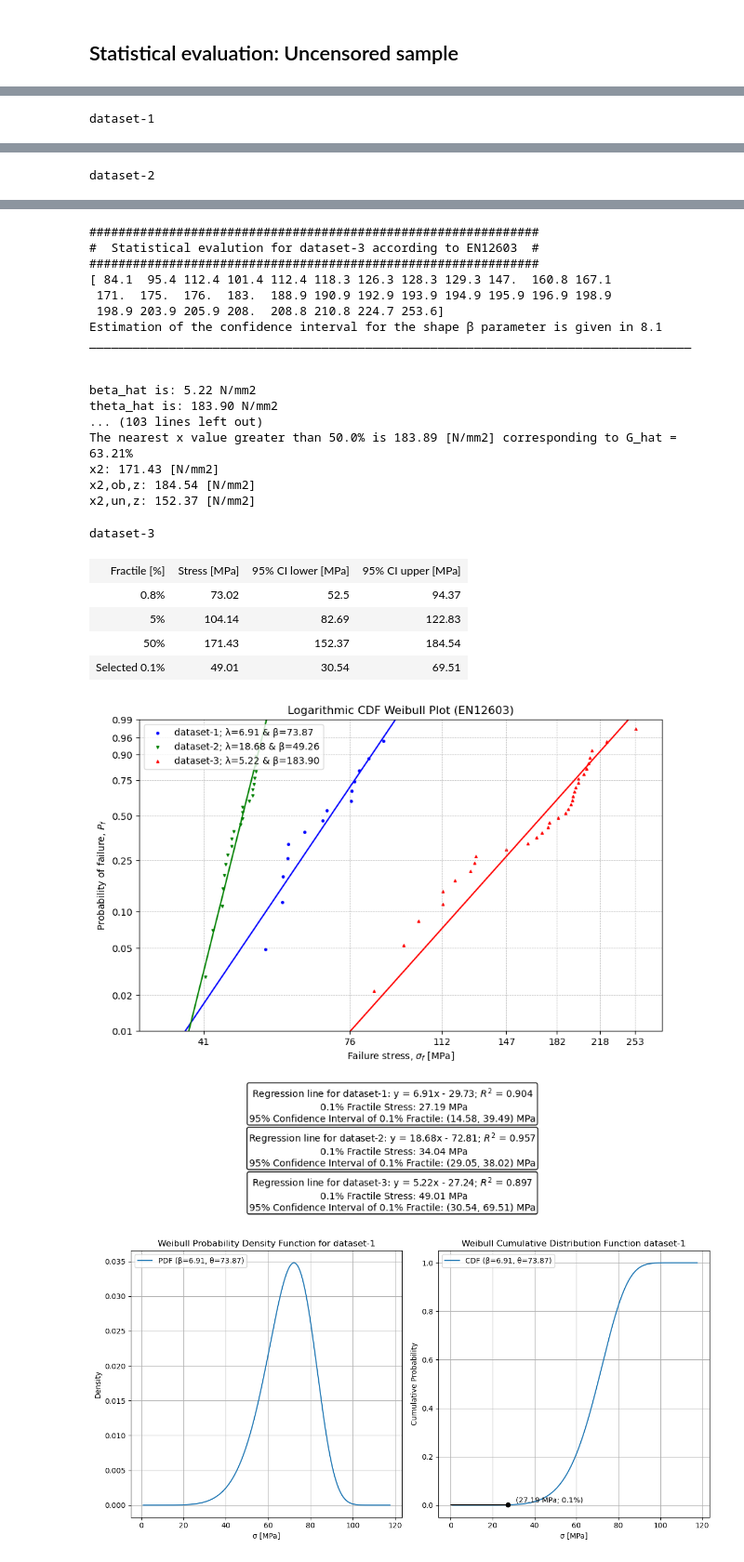
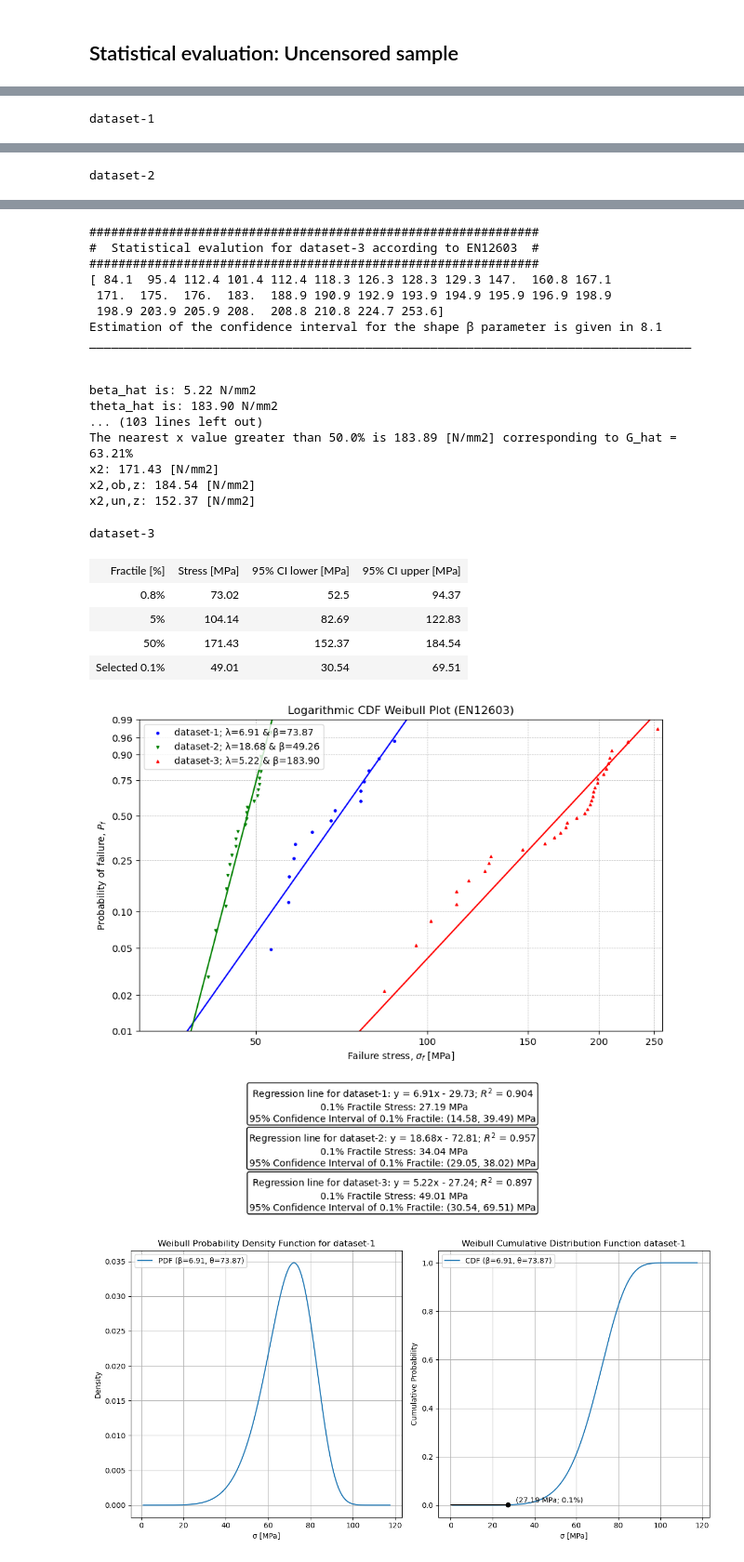
Before and after one commit to xjulie0x/glass-reuse-open-database, a Jupyter notebook: book/pages/method_3.ipynb, the cells around one changed output, grey strips where cells are left out. Shown at 93% size. Drawn from its saved outputs; the diff is of its cells as text; code cells hidden in the pictures.

```diff
--- a/book/pages/method_3.ipynb
+++ b/book/pages/method_3.ipynb
@@ -723,8 +723,9 @@ plt.ylabel('Probability of failure, $P_f$')
 plt.title('Logarithmic CDF Weibull Plot (EN12603)')
 
 probs = [0.01, 0.02, 0.05, 0.1, 0.25, 0.50, 0.75, 0.90, 0.96, 0.99]
-num_ticks = 7  # Define how many intervals you want
-xticks = np.linspace(min_stress_rate, max_stress_rate, num_ticks).astype(int)
+num_ticks = 5  # Define how many intervals you want
+xticks = np.linspace(20, max_stress_rate, num_ticks).astype(int)
+display_xticks = [ 20, 30, 45, 60, 100, 150, 200]
 
 # Set custom y-ticks and log scale
 SMALL = 1.0e-20    # attempt to protect against invalid arguments to log
@@ -739,13 +740,19 @@ def forwardX(x):
 
 def inverseX(y):
     return np.exp(y)
+
+
+# Set the minor ticks for grid lines
+plt.minorticks_on()
+plt.gca().set_xticks(xticks, minor=True)
+plt.xticks(display_xticks)
 #x = np.linspace(min_stress_rate-30,max_stress_rate+30,1000)
-plt.xlim(left=min_stress_rate-10, right=max_stress_rate+30)
+plt.xlim(left=min_stress_rate-10, right=max_stress_rate+5)
 plt.ylim(bottom=0.01, top=0.99)
 plt.xscale('function', functions=(forwardX,inverseX))
 plt.yscale('function', functions=(forwardY,inverseY))
 plt.yticks(probs)
-plt.xticks(xticks)
+
 # Get handles and labels, then filter to make them unique
 handles, labels = plt.gca().get_legend_handles_labels()
 unique_labels_set = set()
@@ -806,34 +813,34 @@ x2,ob,z: 49.43 [N/mm2]
 x2,un,z: 46.42 [N/mm2]
 dataset-2
 | Fractile [%] | Stress [MPa] | 95% CI lower [MPa] | 95% CI upper [MPa] |
 | 0.8% | 38.05 | 34.08 | 41.27 |
 | 5% | 42.02 | 38.9 | 44.27 |
 | 50% | 48.31 | 46.42 | 49.43 |
 | Selected 0.1% | 34.04 | 29.05 | 38.02 |
 ##############################################################
 #  Statistical evalution for dataset-3 according to EN12603  #
 ##############################################################
 [ 84.1  95.4 112.4 101.4 112.4 118.3 126.3 128.3 129.3 147.  160.8 167.1
  171.  175.  176.  183.  188.9 190.9 192.9 193.9 194.9 195.9 196.9 198.9
  198.9 203.9 205.9 208.  208.8 210.8 224.7 253.6]
 Estimation of the confidence interval for the shape β parameter is given in 8.1
 ___________________________________________________________________________________
 
 
 beta_hat is: 5.22 N/mm2
 theta_hat is: 183.90 N/mm2
 ... (103 lines left out)
 The nearest x value greater than 50.0% is 183.89 [N/mm2] corresponding to G_hat = 63.21%
 x2: 171.43 [N/mm2]
 x2,ob,z: 184.54 [N/mm2]
 x2,un,z: 152.37 [N/mm2]
 dataset-3
 | Fractile [%] | Stress [MPa] | 95% CI lower [MPa] | 95% CI upper [MPa] |
 | 0.8% | 73.02 | 52.5 | 94.37 |
 | 5% | 104.14 | 82.69 | 122.83 |
 | 50% | 171.43 | 152.37 | 184.54 |
 | Selected 0.1% | 49.01 | 30.54 | 69.51 |
-[figure, old version]
+[figure, new version]
 # %%
 for dataset, stress_rate in stress_rates.items():
     # Creating a range of x values
```
Also changed, not shown: 1 other file.
